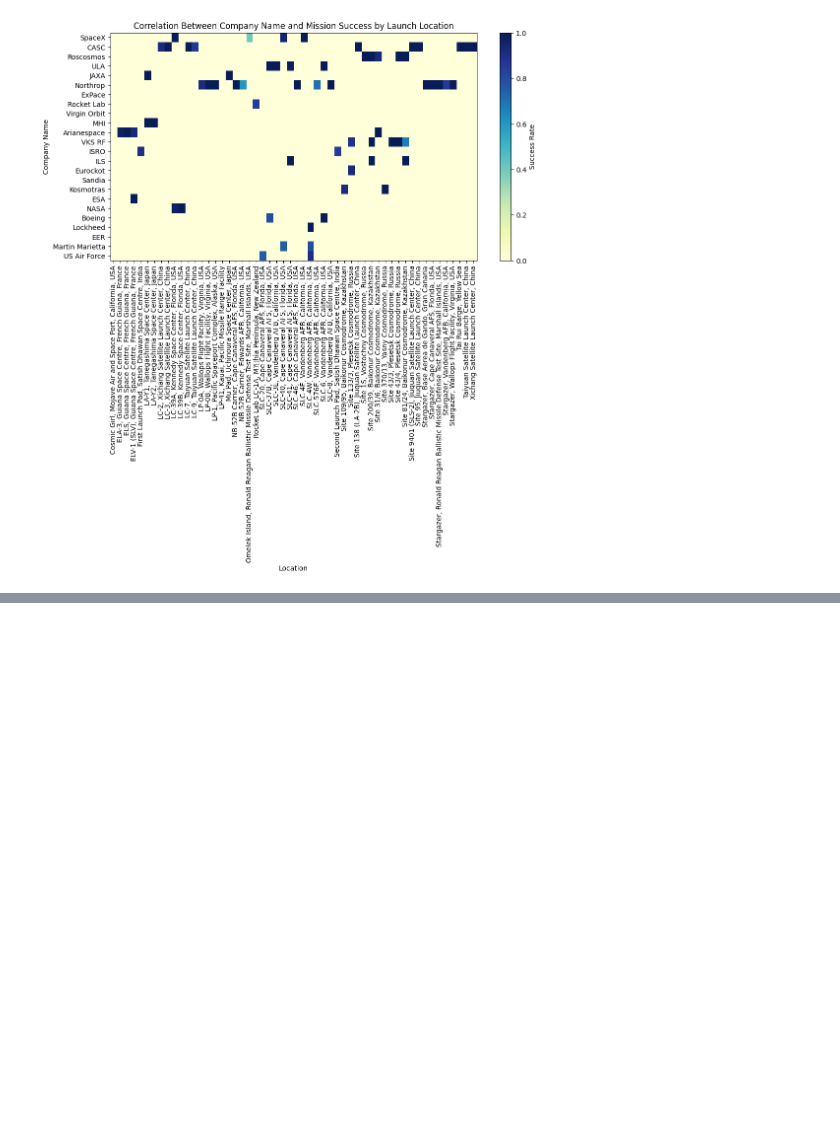
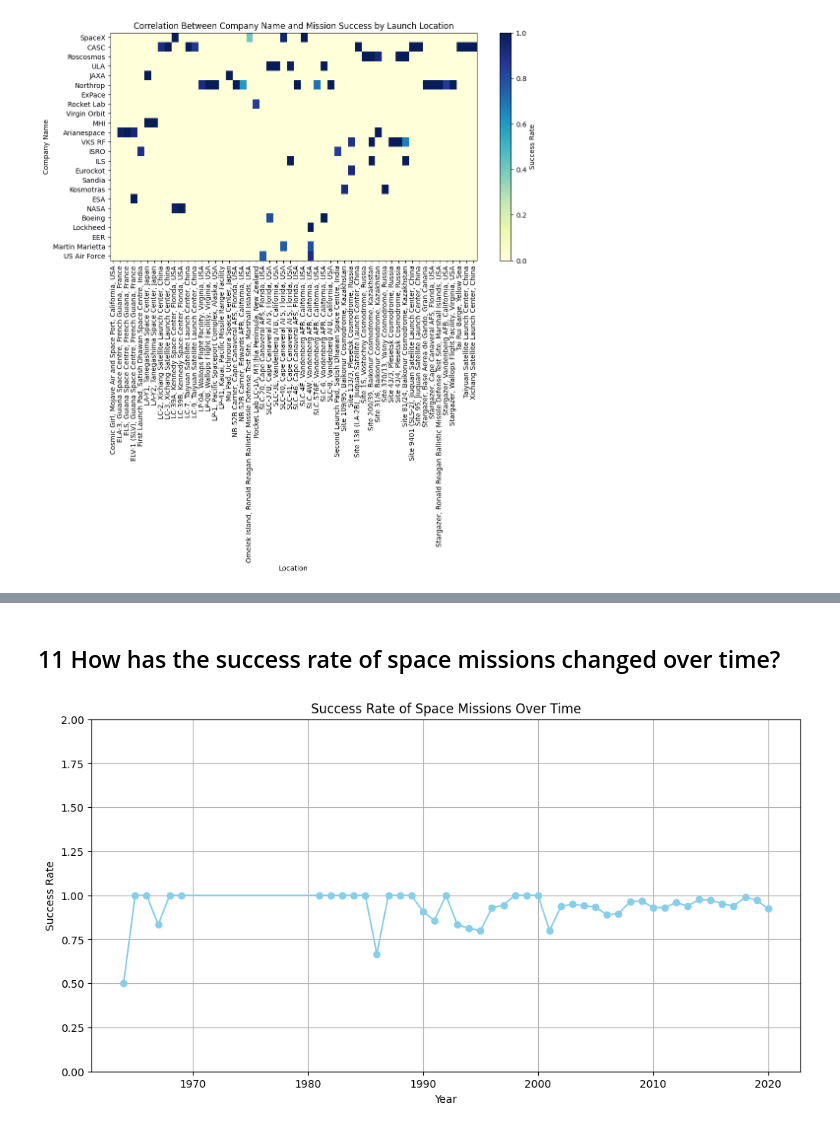
Before and after one commit to debarshee2004/space, a Jupyter notebook: src/main.ipynb, the cells around one changed output, grey strips where cells are left out. Drawn from its saved outputs; the diff is of its cells as text; code cells hidden in the pictures; blank space fills up the shorter version.

```diff
--- a/src/main.ipynb
+++ b/src/main.ipynb
@@ -462,0 +485,31 @@ plt.show()
+# %% [markdown]
+## 11 How has the success rate of space missions changed over time?
+# %%
+# Convert the 'Datum' column to a datetime object
+df['Datum'] = pd.to_datetime(df['Datum'], format='%a %b %d, %Y %H:%M %Z', errors='coerce')
+
+# Extract the year from the 'Datum' column
+df['Year'] = df['Datum'].dt.year
+
+# Calculate the total number of missions for each year
+total_missions_by_year = df['Year'].value_counts().sort_index()
+
+# Calculate the number of successful missions for each year
+successful_missions_by_year = df[df['Status Mission'] == 'Success']['Year'].value_counts().sort_index()
+
+# Calculate the success rate for each year
+success_rate_by_year = successful_missions_by_year / total_missions_by_year
+
+# Plot the df
+plt.figure(figsize=(12, 6))
+success_rate_by_year.plot(kind='line', marker='o', color='skyblue')
+plt.title('Success Rate of Space Missions Over Time')
+plt.xlabel('Year')
+plt.ylabel('Success Rate')
+plt.ylim(0, 2)  # Set the y-axis limits to 0-2 for a percentage scale
+plt.grid(True)
+
+# Display the plot
+plt.show()
+# %% [output]
+[figure, added]
```
Also changed, not shown: parts of 4 cells of this notebook.
